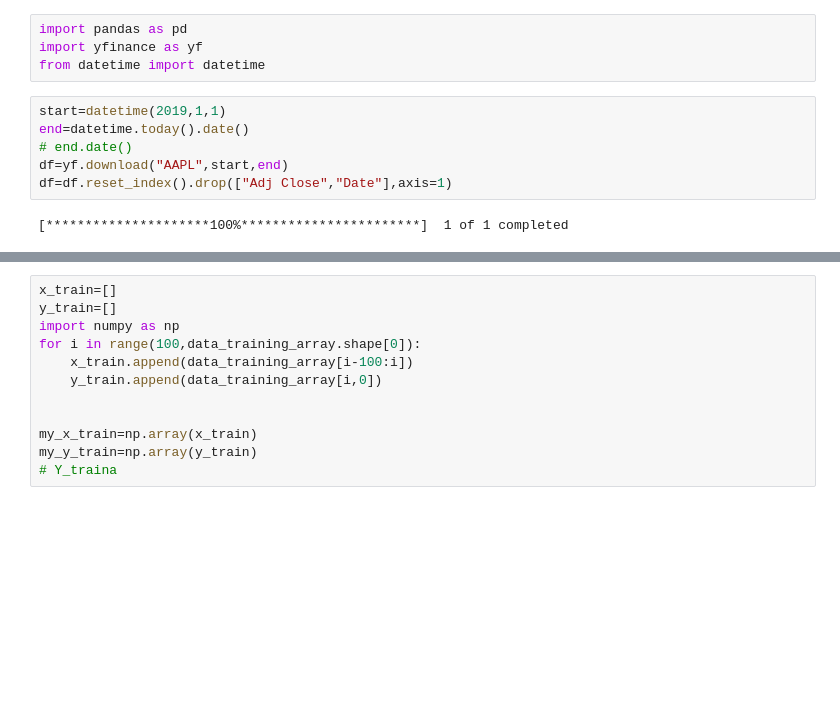
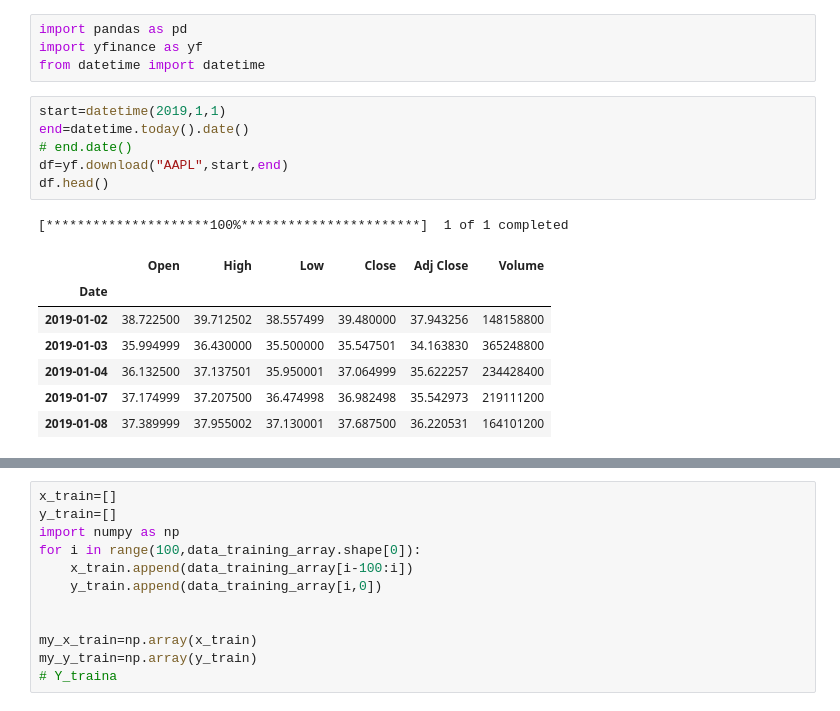
Before and after one commit to Arashomranpour/stock_1, a Jupyter notebook: stock_1.ipynb, the cells around one changed output, grey strips where cells are left out. Drawn from its saved outputs; the diff is of its cells as text; blank space fills up the shorter version.

```diff
--- a/stock_1.ipynb
+++ b/stock_1.ipynb
@@ -5,9 +5,16 @@ from datetime import datetime
 # %%
 start=datetime(2019,1,1)
 end=datetime.today().date()
 # end.date()
 df=yf.download("AAPL",start,end)
-df=df.reset_index().drop(["Adj Close","Date"],axis=1)
+df.head()
 # %% [output]
 [*********************100%***********************]  1 of 1 completed
+|  | Open | High | Low | Close | Adj Close | Volume |
+| Date |  |  |  |  |  |  |
+| 2019-01-02 | 38.722500 | 39.712502 | 38.557499 | 39.480000 | 37.943256 | 148158800 |
+| 2019-01-03 | 35.994999 | 36.430000 | 35.500000 | 35.547501 | 34.163830 | 365248800 |
+| 2019-01-04 | 36.132500 | 37.137501 | 35.950001 | 37.064999 | 35.622257 | 234428400 |
+| 2019-01-07 | 37.174999 | 37.207500 | 36.474998 | 36.982498 | 35.542973 | 219111200 |
+| 2019-01-08 | 37.389999 | 37.955002 | 37.130001 | 37.687500 | 36.220531 | 164101200 |
 # %%
```
Also changed, not shown: parts of 19 cells of this notebook, 3 other files.
